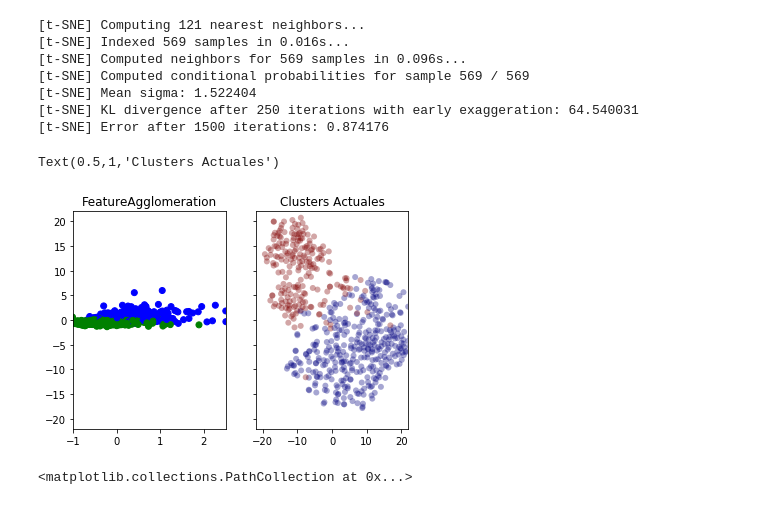
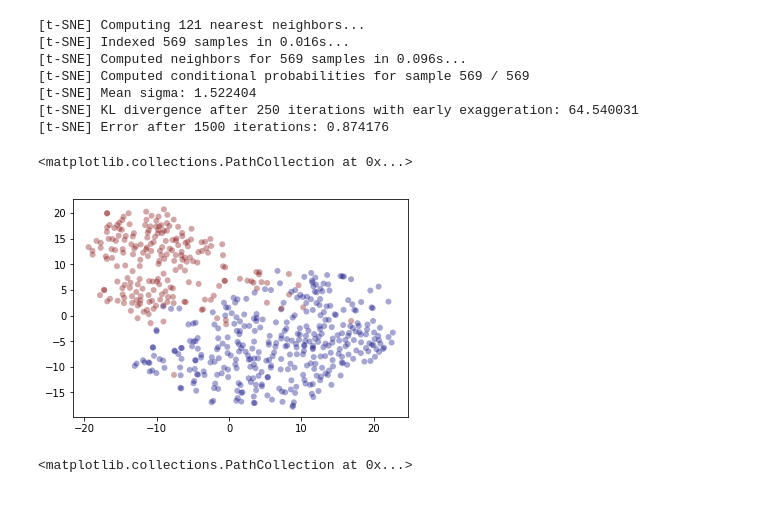
Before and after one commit to ejmc14/datascience-project, a Jupyter notebook: Cluster_Analysis.ipynb, the cells around one changed output. Cells and saved outputs as stored; diff of their text form; code cells hidden in the pictures.

```diff
--- a/Cluster_Analysis.ipynb
+++ b/Cluster_Analysis.ipynb
@@ -101,31 +101,11 @@ Y = tsne.fit_transform(datos_escalados)
 [t-SNE] Mean sigma: 1.522404
 [t-SNE] KL divergence after 250 iterations with early exaggeration: 64.540031
 [t-SNE] Error after 1500 iterations: 0.874176
-# %%
-agglo = cluster.FeatureAgglomeration(n_clusters=2).fit_transform(datos_escalados)
-
-datos.diagnosis
-
-color=[]
-for i in datos.diagnosis:
-    if i==0:
-        color.append('g')
-    if i==1:
-        color.append('b')
-
-
-f, (ax1, ax2) = plt.subplots(1, 2, sharey=True)
-ax1.scatter(agglo[:,0],agglo[:,1],c=color)
-ax1.set_xlim(-1,2.5)
-ax1.set_ylim(-1,6)
-ax1.set_title('FeatureAgglomeration')
-ax2.scatter(Y[:,0],Y[:,1],  c = datos['diagnosis'], cmap = "jet", edgecolor = "None", alpha=0.35)
-ax2.set_xlim(-22,22)
-ax2.set_ylim(-22,22)
-ax2.set_title('Clusters Actuales')
-# %% [output]
-Text(0.5,1,'Clusters Actuales')
-[figure, removed]
+# %%
+plt.scatter(Y[:,0],Y[:,1],  c = datos['diagnosis'], cmap = "jet", edgecolor = "None", alpha=0.35)
+# %% [output]
+<matplotlib.collections.PathCollection at 0x...>
+[figure, added]
 # %%
 agglo = cluster.FeatureAgglomeration(n_clusters=2,affinity= 'l2', linkage = 'average' ).fit_transform(datos_escalados)
 
```
